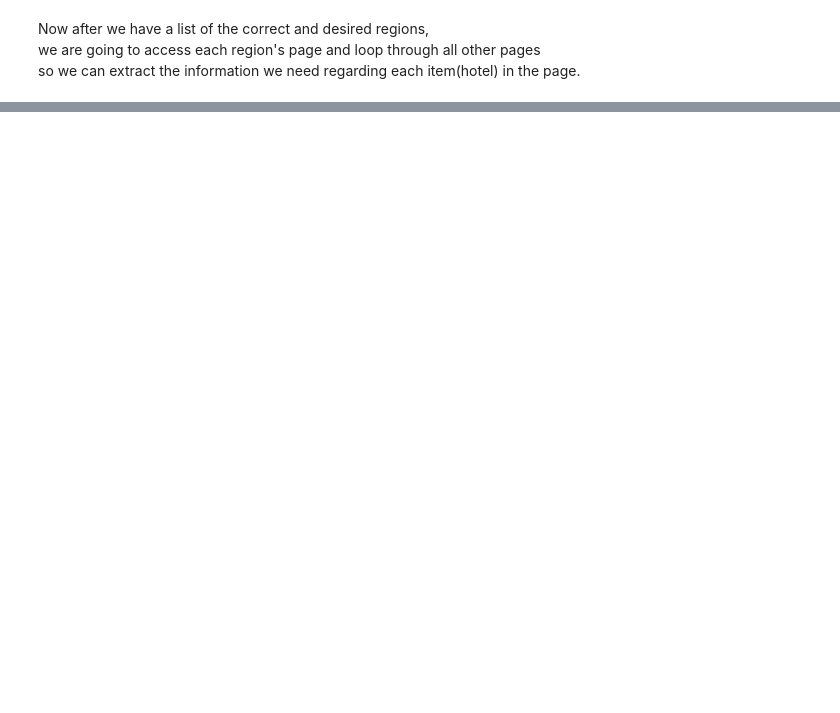
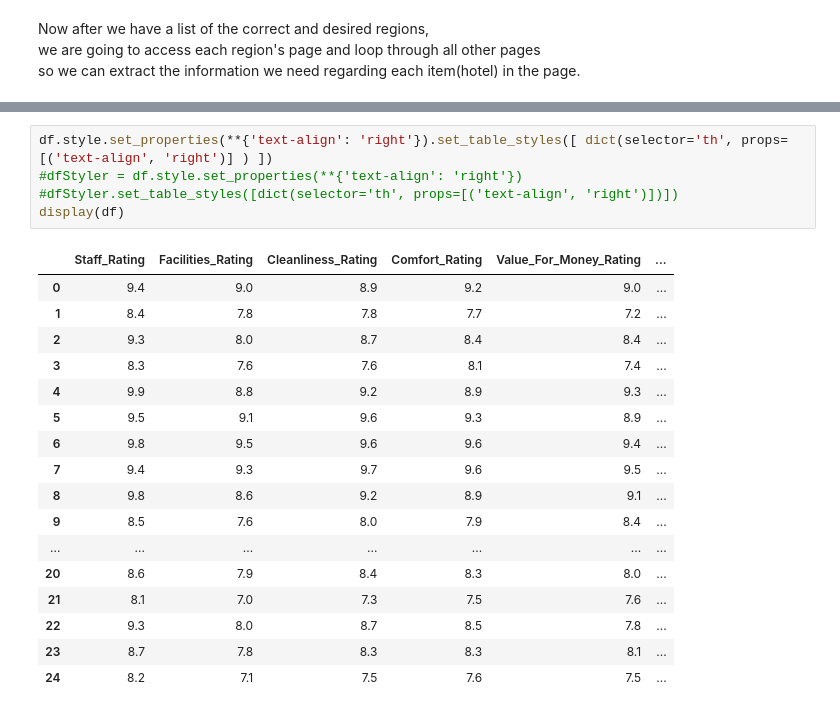
Before and after one commit to MopyKing/Data-Science-Project, a Jupyter notebook: DataScience_Project.ipynb, the cells around one changed output, grey strips where cells are left out. Cells and saved outputs as stored; diff of their text form; blank space fills up the shorter version.

Commit message:
creating the first dataframe

```diff
--- a/DataScience_Project.ipynb
+++ b/DataScience_Project.ipynb
@@ -145,0 +214,23 @@ number of pages in  אזור תל אביב  is:  40
+# %%
+df.style.set_properties(**{'text-align': 'right'}).set_table_styles([ dict(selector='th', props=[('text-align', 'right')] ) ])
+#dfStyler = df.style.set_properties(**{'text-align': 'right'})
+#dfStyler.set_table_styles([dict(selector='th', props=[('text-align', 'right')])])
+display(df)
+# %% [output]
+|  | Staff_Rating | Facilities_Rating | Cleanliness_Rating | Comfort_Rating | Value_For_Money_Rating | ... |
+| 0 | 9.4 | 9.0 | 8.9 | 9.2 | 9.0 | ... |
+| 1 | 8.4 | 7.8 | 7.8 | 7.7 | 7.2 | ... |
+| 2 | 9.3 | 8.0 | 8.7 | 8.4 | 8.4 | ... |
+| 3 | 8.3 | 7.6 | 7.6 | 8.1 | 7.4 | ... |
+| 4 | 9.9 | 8.8 | 9.2 | 8.9 | 9.3 | ... |
+| 5 | 9.5 | 9.1 | 9.6 | 9.3 | 8.9 | ... |
+| 6 | 9.8 | 9.5 | 9.6 | 9.6 | 9.4 | ... |
+| 7 | 9.4 | 9.3 | 9.7 | 9.6 | 9.5 | ... |
+| 8 | 9.8 | 8.6 | 9.2 | 8.9 | 9.1 | ... |
+| 9 | 8.5 | 7.6 | 8.0 | 7.9 | 8.4 | ... |
+| ... | ... | ... | ... | ... | ... | ... |
+| 20 | 8.6 | 7.9 | 8.4 | 8.3 | 8.0 | ... |
+| 21 | 8.1 | 7.0 | 7.3 | 7.5 | 7.6 | ... |
+| 22 | 9.3 | 8.0 | 8.7 | 8.5 | 7.8 | ... |
+| 23 | 8.7 | 7.8 | 8.3 | 8.3 | 8.1 | ... |
+| 24 | 8.2 | 7.1 | 7.5 | 7.6 | 7.5 | ... |
```
Also changed, not shown: parts of 3 cells of this notebook.
